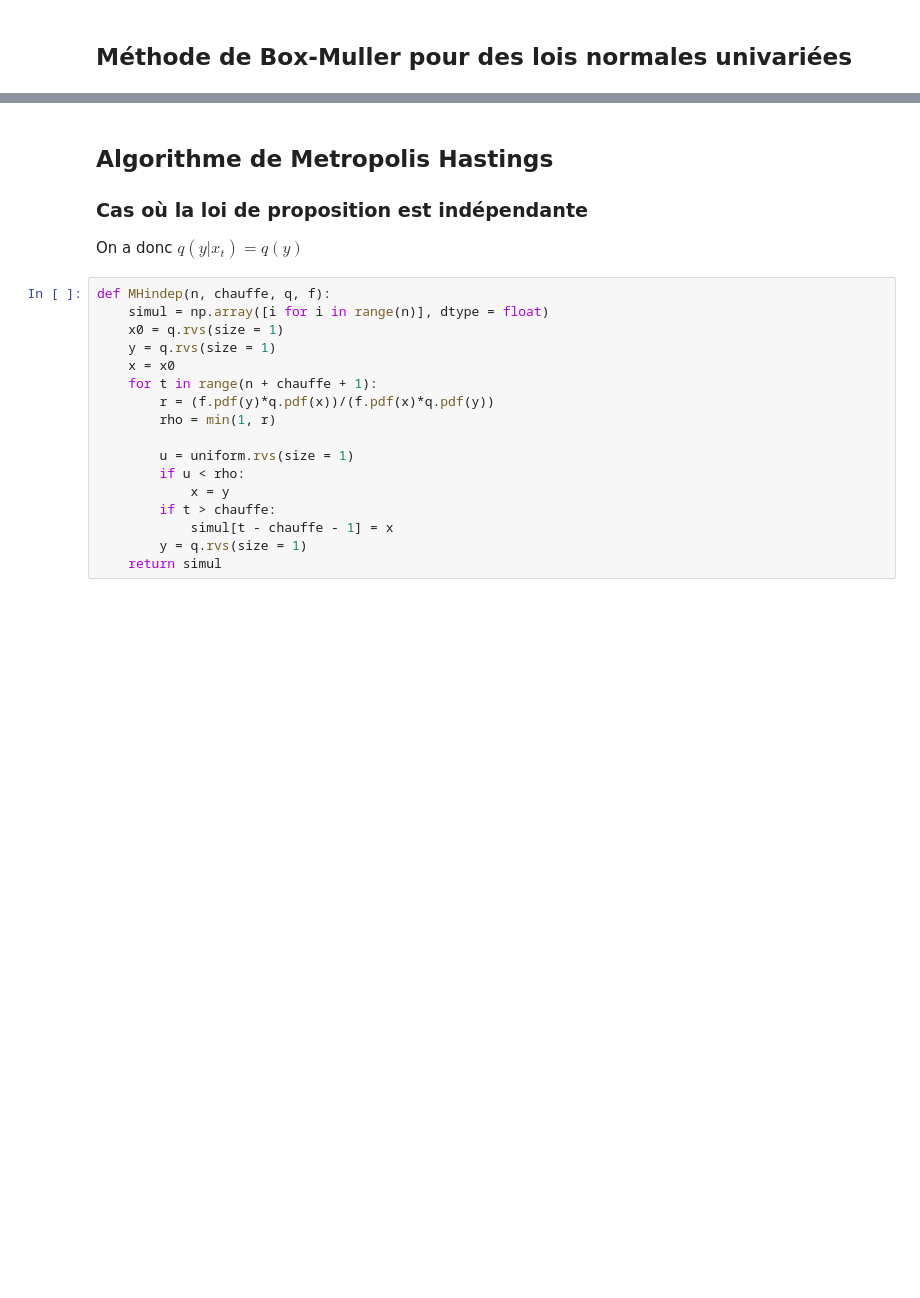
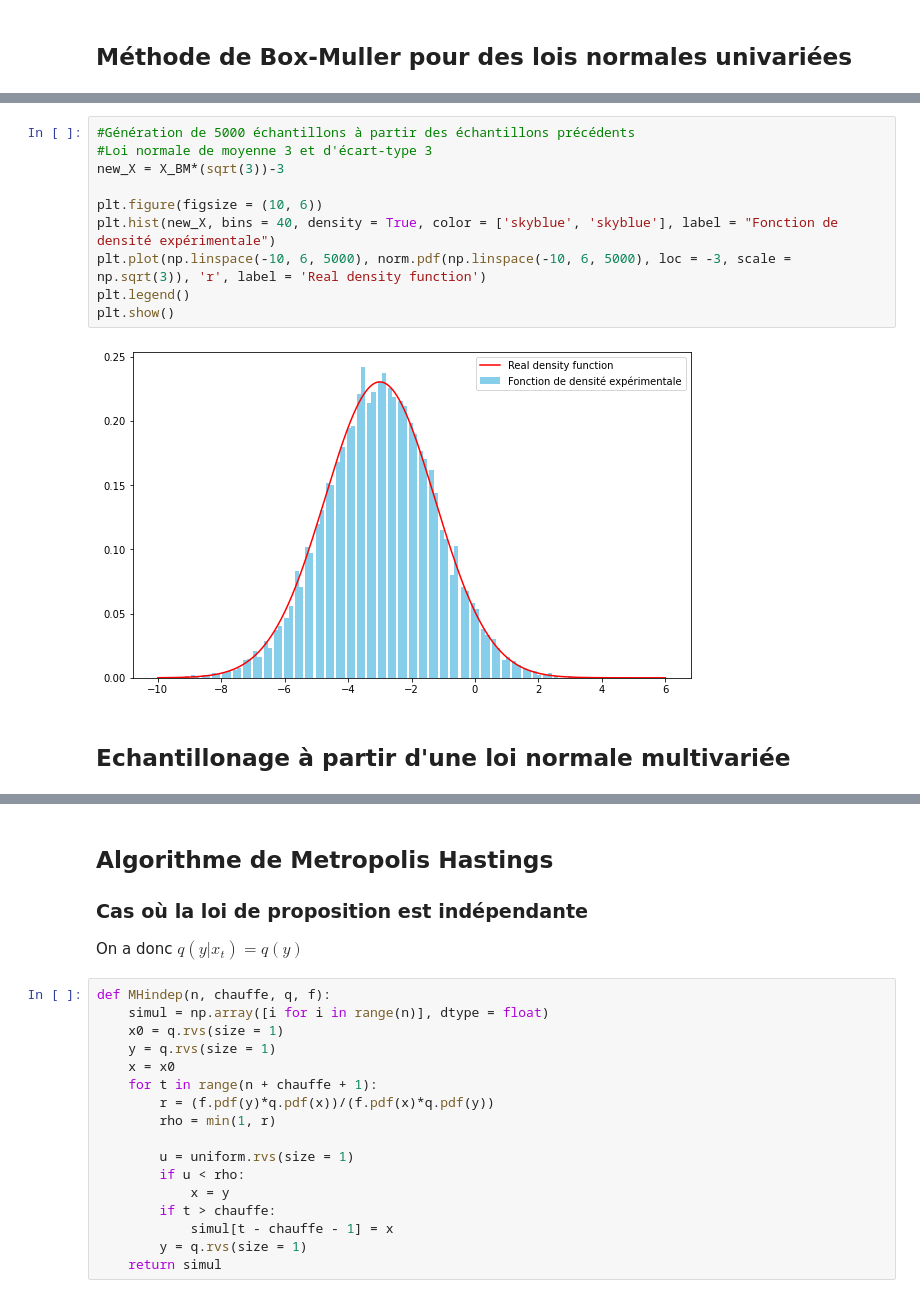
Before and after one commit to LoanSarazin/sdia-estimation, a Jupyter notebook: TP3/TP3_MARIZY.ipynb, the cells around one changed output, grey strips where cells are left out. Saved outputs shown, nothing was run; the diff lists cells and outputs as text; blank space fills up the shorter version.

```diff
--- a/TP3/TP3_MARIZY.ipynb
+++ b/TP3/TP3_MARIZY.ipynb
@@ -84,0 +106,14 @@ def BoxMuller(N):
+# %%
+#Génération de 5000 échantillons à partir des échantillons précédents
+#Loi normale de moyenne 3 et d'écart-type 3
+new_X = X_BM*(sqrt(3))-3
+
+plt.figure(figsize = (10, 6))
+plt.hist(new_X, bins = 40, density = True, color = ['skyblue', 'skyblue'], label = "Fonction de densité expérimentale")
+plt.plot(np.linspace(-10, 6, 5000), norm.pdf(np.linspace(-10, 6, 5000), loc = -3, scale = np.sqrt(3)), 'r', label = 'Real density function')
+plt.legend()
+plt.show()
+# %% [output]
+[figure, added]
+# %% [markdown]
+## Echantillonage à partir d'une loi normale multivariée
```
Also changed, not shown: parts of 10 cells of this notebook.
